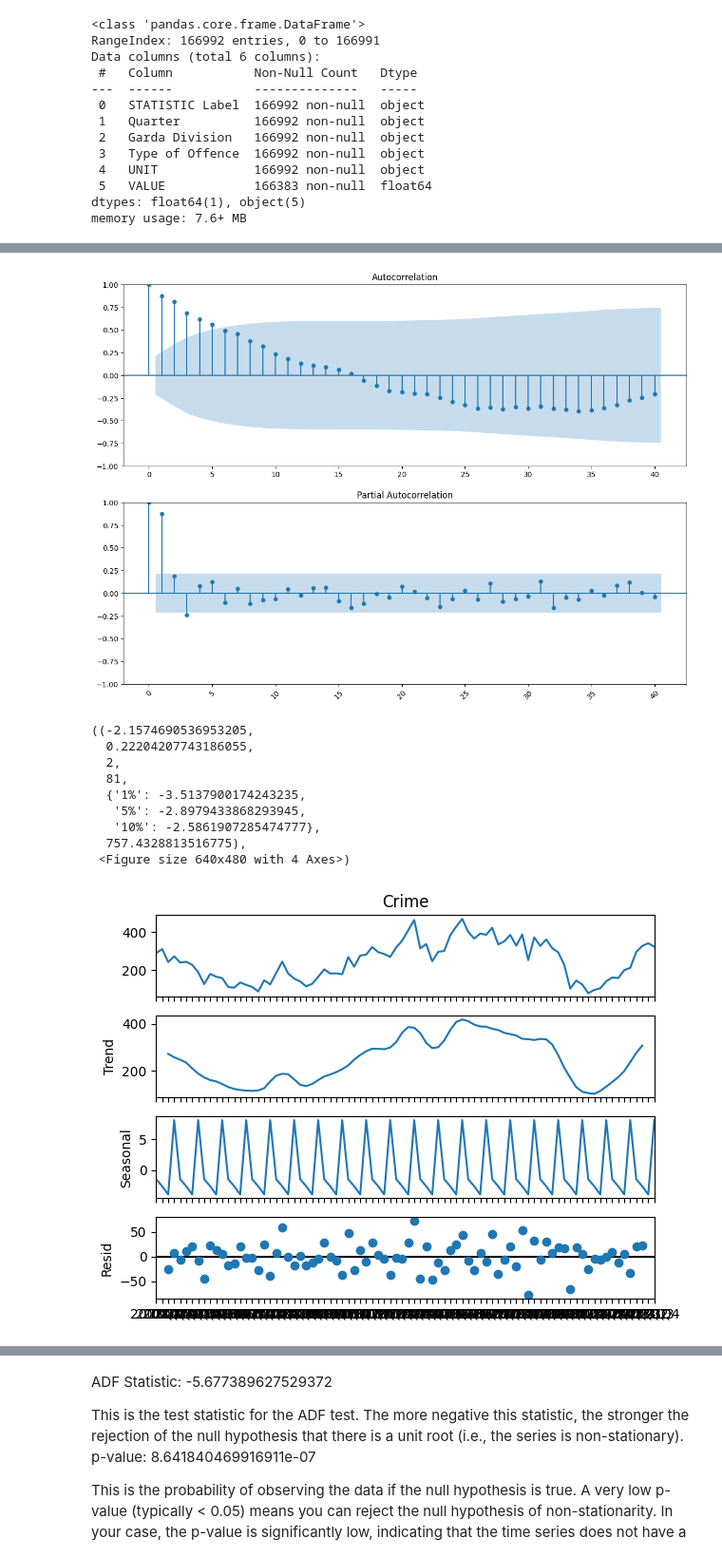
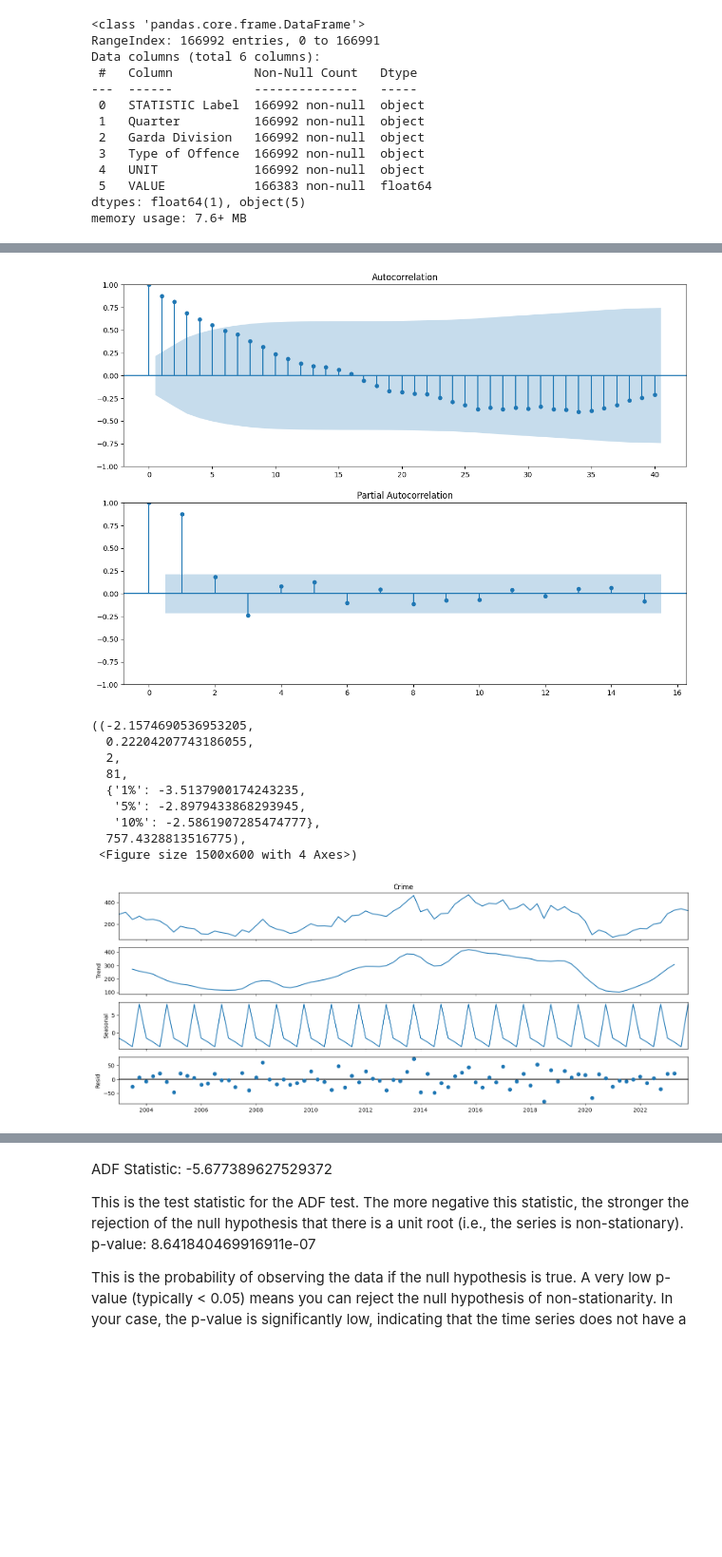
Before and after one commit to caio-moliveira/crime-prediction-using-forecasting-models, a Jupyter notebook: Capstone Project.ipynb, the cells around one changed output, grey strips where cells are left out. Shown at 95% size. Drawn from its saved outputs; the diff is of its cells as text; code cells hidden in the pictures; blank space fills up the shorter version.

```diff
--- a/Capstone Project.ipynb
+++ b/Capstone Project.ipynb
@@ -61,0 +75,3 @@ data.describe()
+# %%
+# Correct way using .loc to avoid SettingWithCopyWarning
+data.loc[:, 'Date'] = pd.to_datetime(data['Date'])
@@ -61,0 +93,5 @@ data.describe()
+# %%
+data['Date'] = pd.to_datetime(data['Date'])
+data.set_index('Date', inplace=True)
+# %%
+data.drop(columns =['Quarter'], inplace=True)
@@ -104,13 +153,13 @@ theft_from_person_data = data[
 ]
 
 # Pivot to get a time series of "Theft from person" crimes for D.M.R. North Central Garda Division
-theft_from_person_time_series = theft_from_person_data.pivot_table(values='Crime', index='Quarter', aggfunc='sum')
+theft_from_person_time_series = theft_from_person_data.pivot_table(values='Crime', index='Date', aggfunc='sum')
 
 # Plotting the line graph
 plt.figure(figsize=(14, 7))
 plt.plot(theft_from_person_time_series.index, theft_from_person_time_series['Crime'], marker='o', linestyle='-', color='b')
 plt.title('Trend of "Theft from person" in D.M.R. North Central Garda Division')
-plt.xlabel('Quarter')
+plt.xlabel('Date')
 plt.ylabel('Number of Incidents')
 plt.grid(True)
 plt.xticks(rotation=45)
@@ -121,30 +170,27 @@ plt.show()
 # %%
-# Perform Augmented Dickey-Fuller test to check for stationarity
-adf_test = adfuller(theft_from_person_time_series['Crime'])
-
 # Seasonal Decomposition
 decomposition = seasonal_decompose(theft_from_person_time_series['Crime'], model='additive', period=4)
 
 # ACF and PACF plots
 fig, (ax1, ax2) = plt.subplots(2, 1, figsize=(14, 10))
 plot_acf(theft_from_person_time_series['Crime'], lags=40, ax=ax1)
-plot_pacf(theft_from_person_time_series['Crime'], lags=40, ax=ax2)
+plot_pacf(theft_from_person_time_series['Crime'], lags=15, ax=ax2)
 plt.show()
 
 # Results
 adf_test, decomposition.plot()
 # %% [output]
-[figure, old version]
+[figure, new version]
 ((-2.1574690536953205,
   0.22204207743186055,
   2,
   81,
   {'1%': -3.5137900174243235,
    '5%': -2.8979433868293945,
    '10%': -2.5861907285474777},
   757.4328813516775),
- <Figure size 640x480 with 4 Axes>)
+ <Figure size 1500x600 with 4 Axes>)
-[figure, old version]
+[figure, new version]
 # %%
 # Differencing the data to make it stationary
 theft_from_person_diff = theft_from_person_time_series['Crime'].diff().dropna()
```
Also changed, not shown: parts of 32 cells of this notebook.
